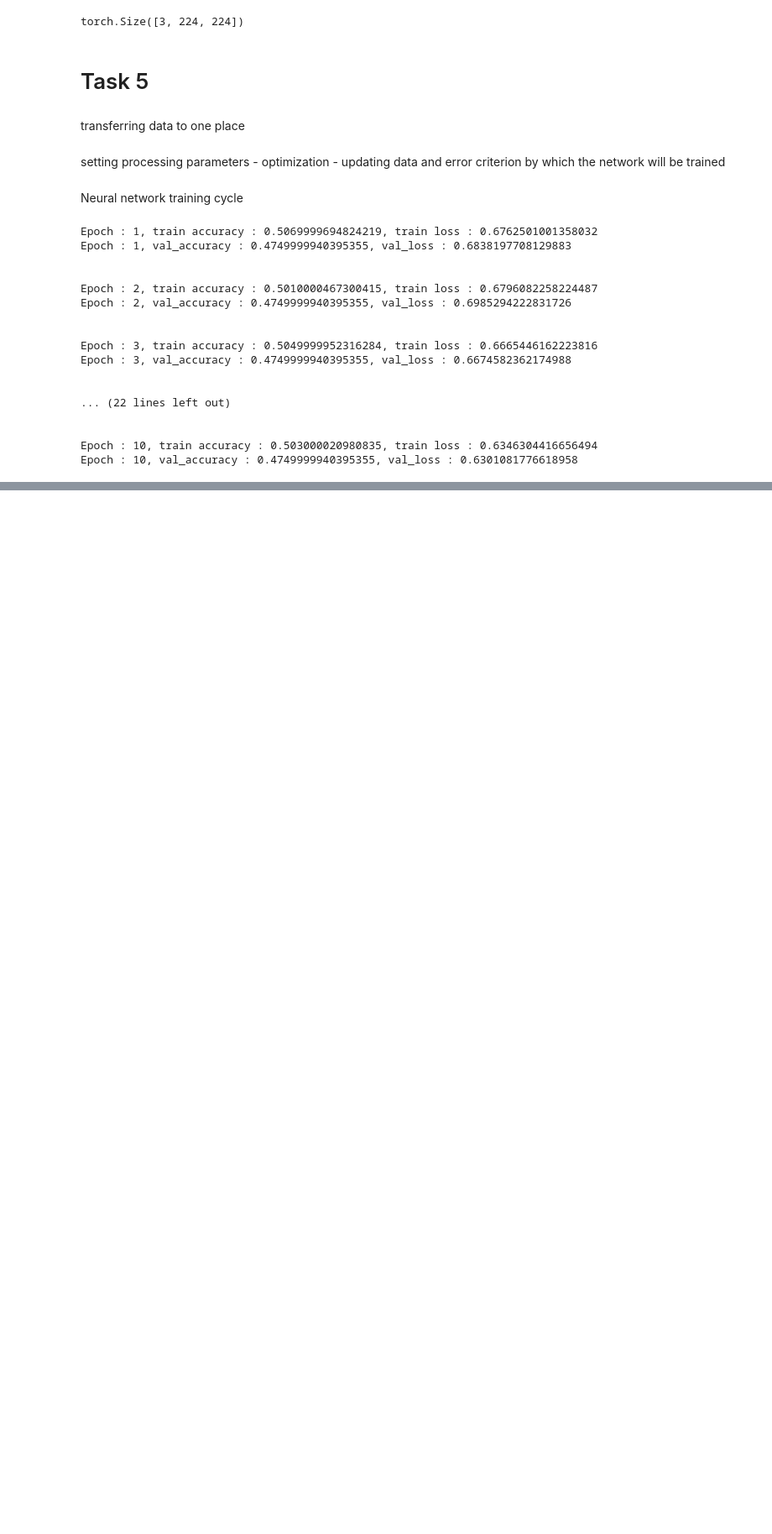
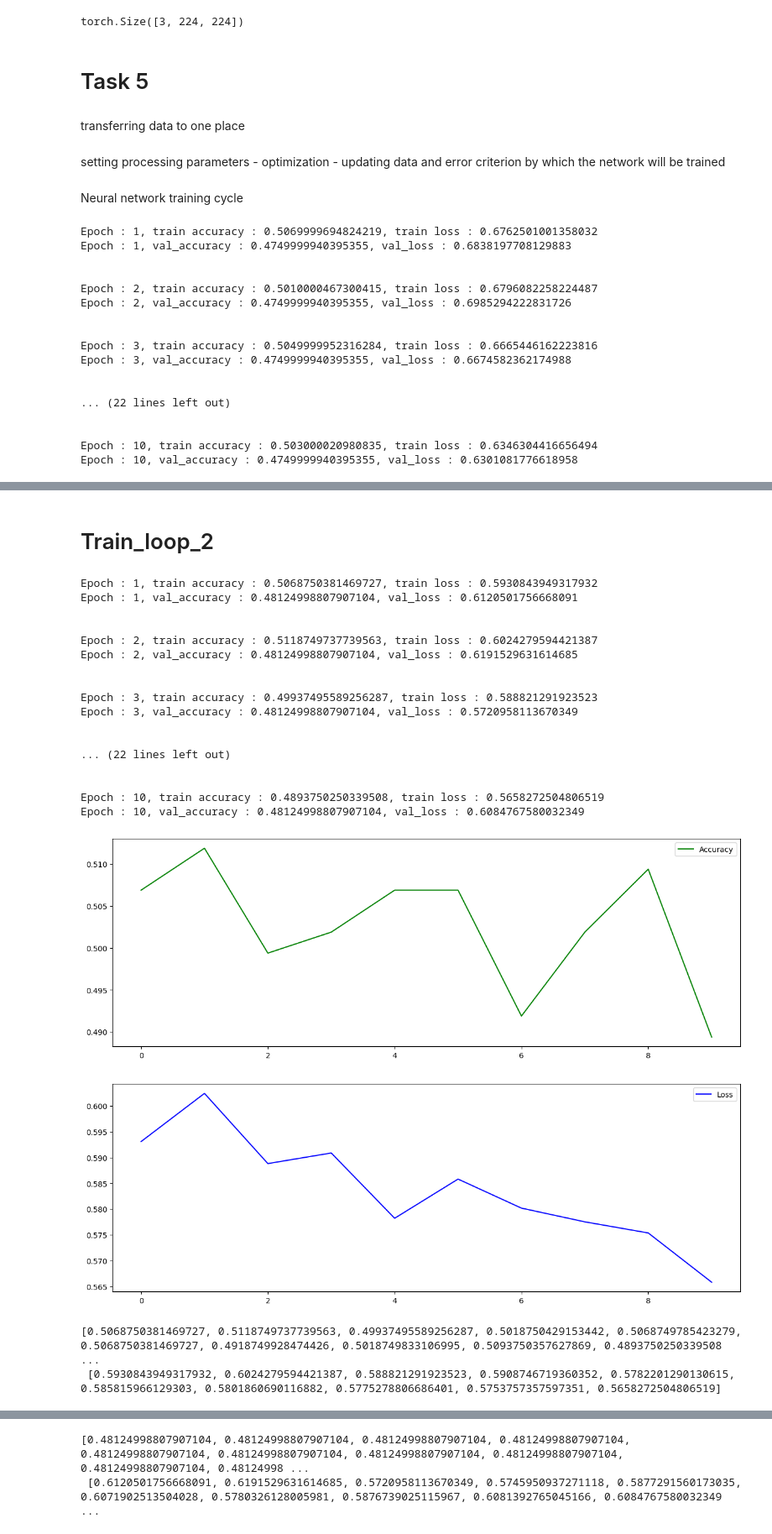
Before and after one commit to Tattaboe/Programm-lab, a Jupyter notebook: model.ipynb, the cells around one changed output, grey strips where cells are left out. Shown at 84% size. Cells and saved outputs as stored; diff of their text form; code cells hidden in the pictures; blank space fills up the shorter version.

```diff
--- a/model.ipynb
+++ b/model.ipynb
@@ -371,0 +465,45 @@ Epoch : 10, val_accuracy : 0.4749999940395355, val_loss : 0.6301081776618958
+# %% [markdown]
+# Train_loop_2
+# %%
+lear = 0.001
+batch_size = 200
+
+train_loader = torch.utils.data.DataLoader(dataset = train_data, batch_size=batch_size, shuffle=True )
+val_loader = torch.utils.data.DataLoader(dataset = val_data, batch_size=batch_size, shuffle=False)
+
+optimizer = optim.Adam(params = model.parameters(), lr = lear)
+criterion = nn.BCELoss()
+
+accuracy_values = []
+loss_values = []
+
+val_accuracy_values = []
+val_loss_values = []
+
+train_loop(train_loader, val_loader)
+
+show_results(accuracy_values, loss_values)
+
+show_results(val_accuracy_values, val_loss_values)
+# %% [output]
+Epoch : 1, train accuracy : 0.5068750381469727, train loss : 0.5930843949317932
+Epoch : 1, val_accuracy : 0.48124998807907104, val_loss : 0.6120501756668091
+
+
+Epoch : 2, train accuracy : 0.5118749737739563, train loss : 0.6024279594421387
+Epoch : 2, val_accuracy : 0.48124998807907104, val_loss : 0.6191529631614685
+
+
+Epoch : 3, train accuracy : 0.49937495589256287, train loss : 0.588821291923523
+Epoch : 3, val_accuracy : 0.48124998807907104, val_loss : 0.5720958113670349
+
+
+... (22 lines left out)
+
+
+Epoch : 10, train accuracy : 0.4893750250339508, train loss : 0.5658272504806519
+Epoch : 10, val_accuracy : 0.48124998807907104, val_loss : 0.6084767580032349
+[figure, added]
+[figure, added]
+[0.5068750381469727, 0.5118749737739563, 0.49937495589256287, 0.5018750429153442, 0.5068749785423279, 0.5068750381469727, 0.4918749928474426, 0.5018749833106995, 0.5093750357627869, 0.4893750250339508 ...
+ [0.5930843949317932, 0.6024279594421387, 0.588821291923523, 0.5908746719360352, 0.5782201290130615, 0.585815966129303, 0.5801860690116882, 0.5775278806686401, 0.5753757357597351, 0.5658272504806519]
@@ -371,0 +512,2 @@ Epoch : 10, val_accuracy : 0.4749999940395355, val_loss : 0.6301081776618958
+[0.48124998807907104, 0.48124998807907104, 0.48124998807907104, 0.48124998807907104, 0.48124998807907104, 0.48124998807907104, 0.48124998807907104, 0.48124998807907104, 0.48124998807907104, 0.48124998 ...
+ [0.6120501756668091, 0.6191529631614685, 0.5720958113670349, 0.5745950937271118, 0.5877291560173035, 0.6071902513504028, 0.5780326128005981, 0.5876739025115967, 0.6081392765045166, 0.6084767580032349 ...
```
Also changed, not shown: parts of 21 cells of this notebook.
